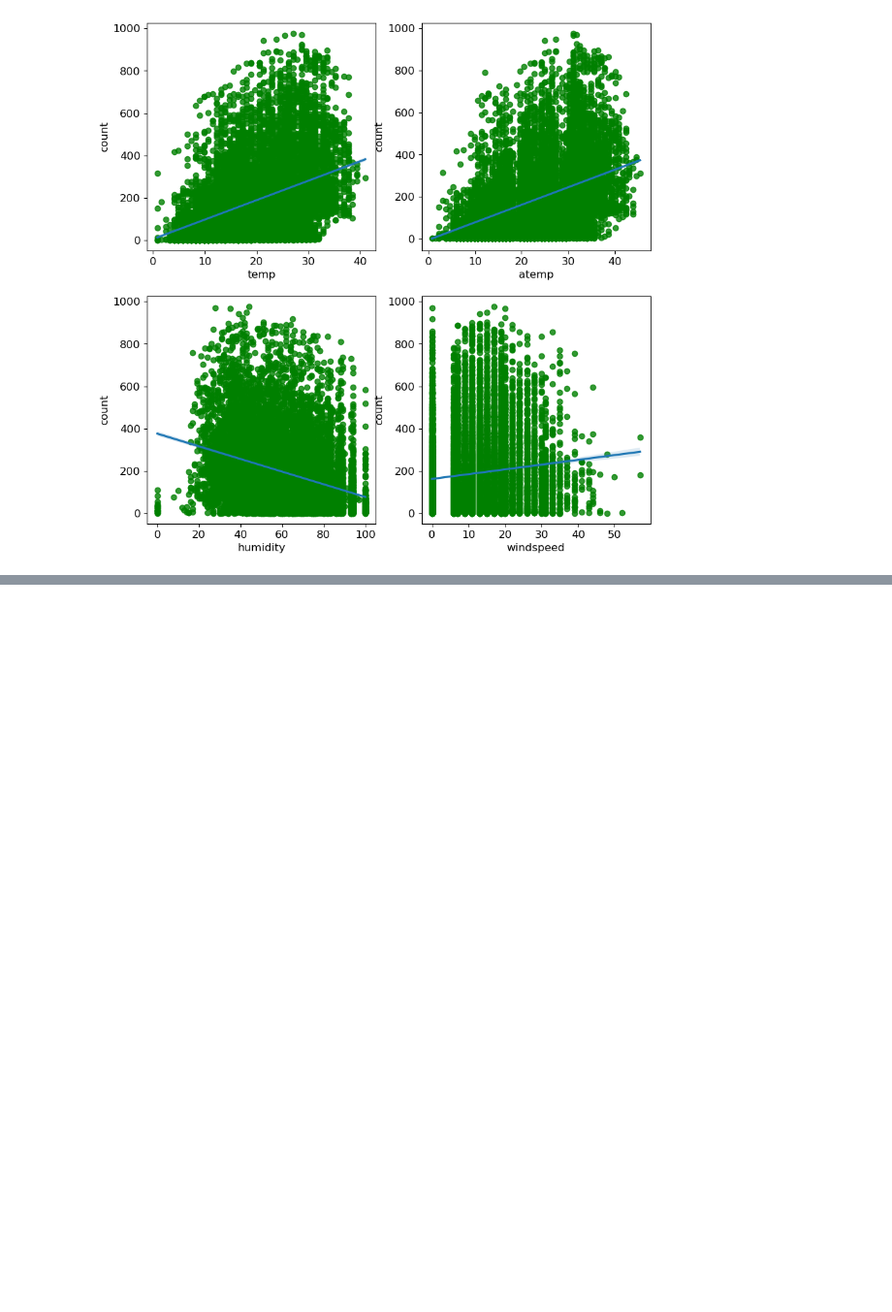
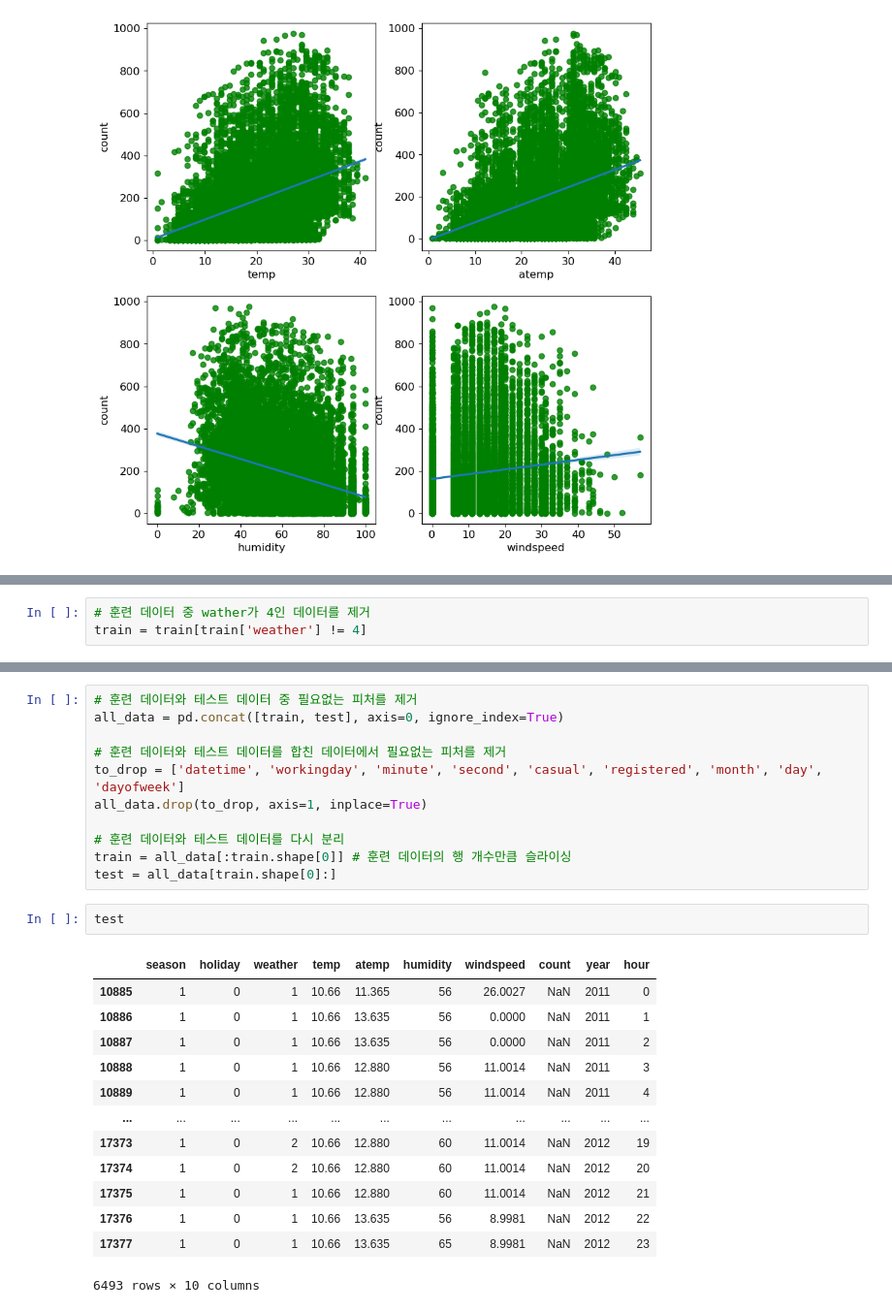
Before and after one commit to restful3/ds4th_study, a Jupyter notebook: code_dongwoo/ch06-bike-sharing-demand.ipynb, the cells around one changed output, grey strips where cells are left out. Shown at 97% size. Cells and saved outputs as stored; diff of their text form; blank space fills up the shorter version.

```diff
--- a/code_dongwoo/ch06-bike-sharing-demand.ipynb
+++ b/code_dongwoo/ch06-bike-sharing-demand.ipynb
@@ -139,0 +165,3 @@ sns.regplot(x='windspeed', y='count', data=train, ax=axis[1][1], scatter_kws={'c
+# %%
+# 훈련 데이터 중 wather가 4인 데이터를 제거
+train = train[train['weather'] != 4]
@@ -139,0 +177,27 @@ sns.regplot(x='windspeed', y='count', data=train, ax=axis[1][1], scatter_kws={'c
+# %%
+# 훈련 데이터와 테스트 데이터 중 필요없는 피처를 제거
+all_data = pd.concat([train, test], axis=0, ignore_index=True)
+
+# 훈련 데이터와 테스트 데이터를 합친 데이터에서 필요없는 피처를 제거
+to_drop = ['datetime', 'workingday', 'minute', 'second', 'casual', 'registered', 'month', 'day', 'dayofweek']
+all_data.drop(to_drop, axis=1, inplace=True)
+
+# 훈련 데이터와 테스트 데이터를 다시 분리
+train = all_data[:train.shape[0]] # 훈련 데이터의 행 개수만큼 슬라이싱
+test = all_data[train.shape[0]:]
+# %%
+test
+# %% [output]
+|  | season | holiday | weather | temp | atemp | humidity | windspeed | count | year | hour |
+| 10885 | 1 | 0 | 1 | 10.66 | 11.365 | 56 | 26.0027 | NaN | 2011 | 0 |
+| 10886 | 1 | 0 | 1 | 10.66 | 13.635 | 56 | 0.0000 | NaN | 2011 | 1 |
+| 10887 | 1 | 0 | 1 | 10.66 | 13.635 | 56 | 0.0000 | NaN | 2011 | 2 |
+| 10888 | 1 | 0 | 1 | 10.66 | 12.880 | 56 | 11.0014 | NaN | 2011 | 3 |
+| 10889 | 1 | 0 | 1 | 10.66 | 12.880 | 56 | 11.0014 | NaN | 2011 | 4 |
+| ... | ... | ... | ... | ... | ... | ... | ... | ... | ... | ... |
+| 17373 | 1 | 0 | 2 | 10.66 | 12.880 | 60 | 11.0014 | NaN | 2012 | 19 |
+| 17374 | 1 | 0 | 2 | 10.66 | 12.880 | 60 | 11.0014 | NaN | 2012 | 20 |
+| 17375 | 1 | 0 | 1 | 10.66 | 12.880 | 60 | 11.0014 | NaN | 2012 | 21 |
+| 17376 | 1 | 0 | 1 | 10.66 | 13.635 | 56 | 8.9981 | NaN | 2012 | 22 |
+| 17377 | 1 | 0 | 1 | 10.66 | 13.635 | 65 | 8.9981 | NaN | 2012 | 23 |
+6493 rows × 10 columns
```
Also changed, not shown: parts of 14 cells of this notebook, 1 other file.
